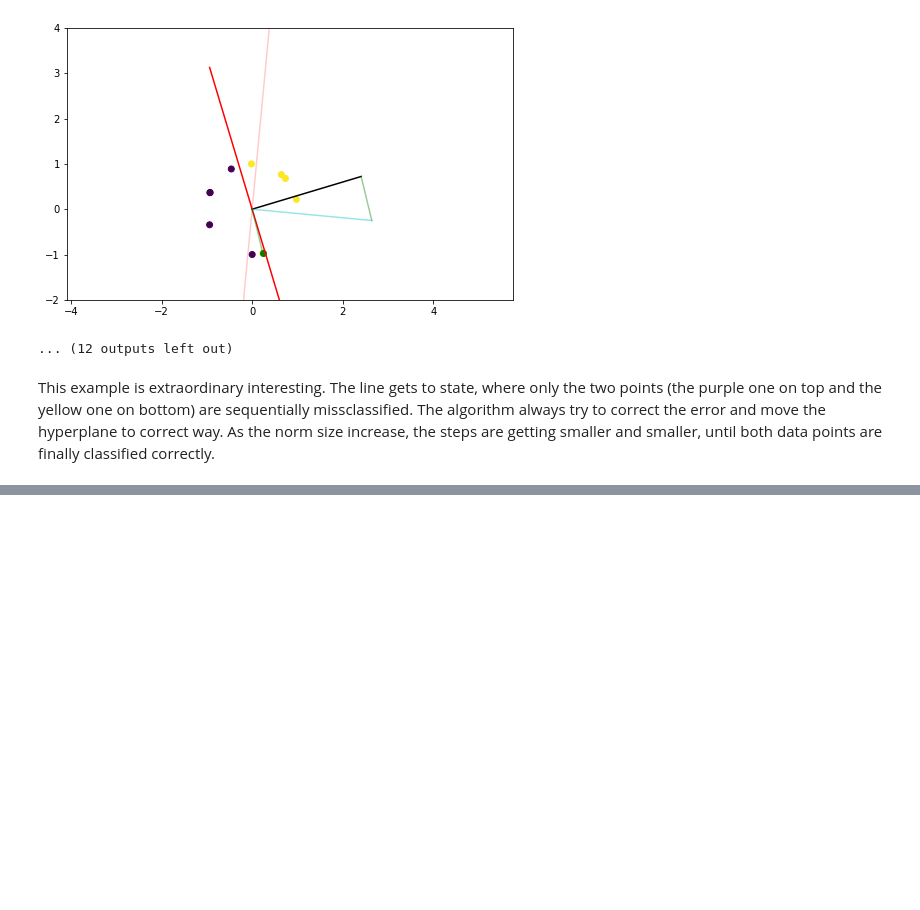
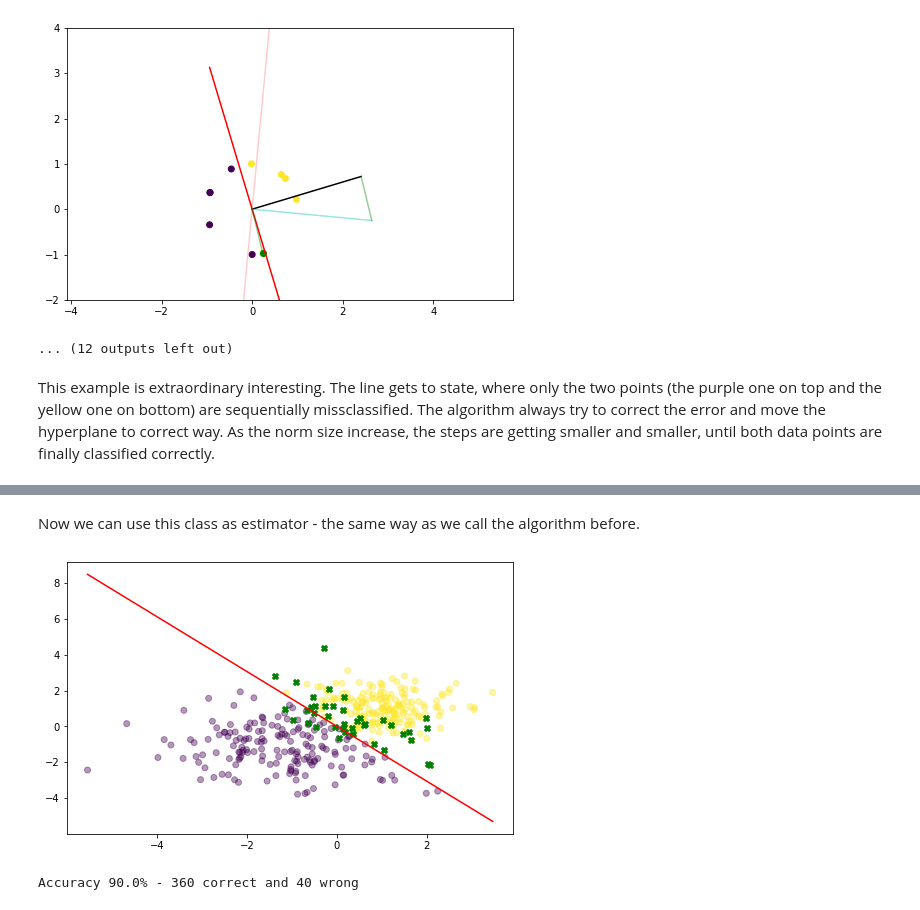
Before and after one commit to PatrikValkovic/neural-networks-step-by-step, a Jupyter notebook: 02-nonlinearly-separable-data.ipynb, the cells around one changed output, grey strips where cells are left out. Cells and saved outputs as stored; diff of their text form; code cells hidden in the pictures; blank space fills up the shorter version.

```diff
--- a/02-nonlinearly-separable-data.ipynb
+++ b/02-nonlinearly-separable-data.ipynb
@@ -210,0 +259,28 @@ plt.show()
+# %% [markdown]
+Now we can use this class as estimator - the same way as we call the algorithm before.
+# %%
+data, classes = sklearn.datasets.make_blobs(
+    n_samples=400,
+    n_features=2,
+    centers=([-1, -1], [1, 1]),
+    cluster_std=(1.4, 0.8),
+    random_state=42,
+)
+p = Perceptron(max_iters=10, random_state=42)
+p.fit(data, classes)
+
+slope = - p._weights[0] / p._weights[1]
+plt.figure(figsize=(8, 5))
+wrong_data = classes != p.predict(data) # get missclassified data
+correct_data = np.logical_not(wrong_data) # get correct data
+plt.scatter(data[correct_data,0], data[correct_data,1], c=classes[correct_data], alpha=0.4) # plot correct data
+plt.scatter(data[wrong_data,0], data[wrong_data,1], marker='X', c='g') # plot missclassified data
+plt.plot(
+    [data.min(axis=0)[0], data.max(0)[0]],
+    [slope * data.min(axis=0)[0], slope * data.max(axis=0)[0]],
+    c='r') # plot hyperplane
+plt.show()
+print(f"Accuracy {correct_data.sum() / data.shape[0] * 100}% - {correct_data.sum()} correct and {wrong_data.sum()} wrong")
+# %% [output]
+[figure, added]
+Accuracy 90.0% - 360 correct and 40 wrong
```
Also changed, not shown: parts of 26 cells of this notebook, 1 other file.
